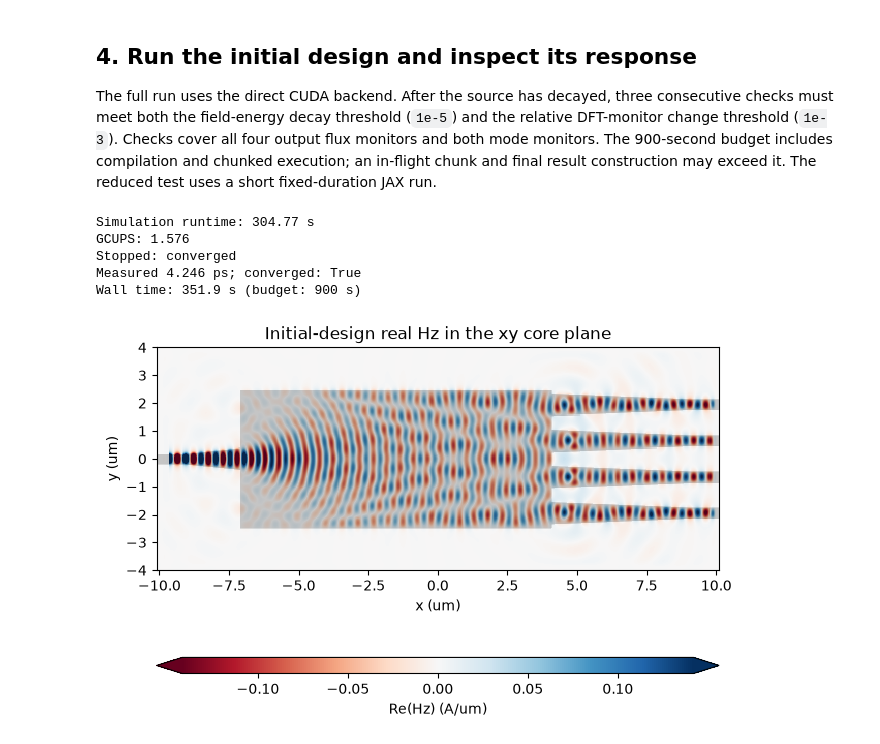
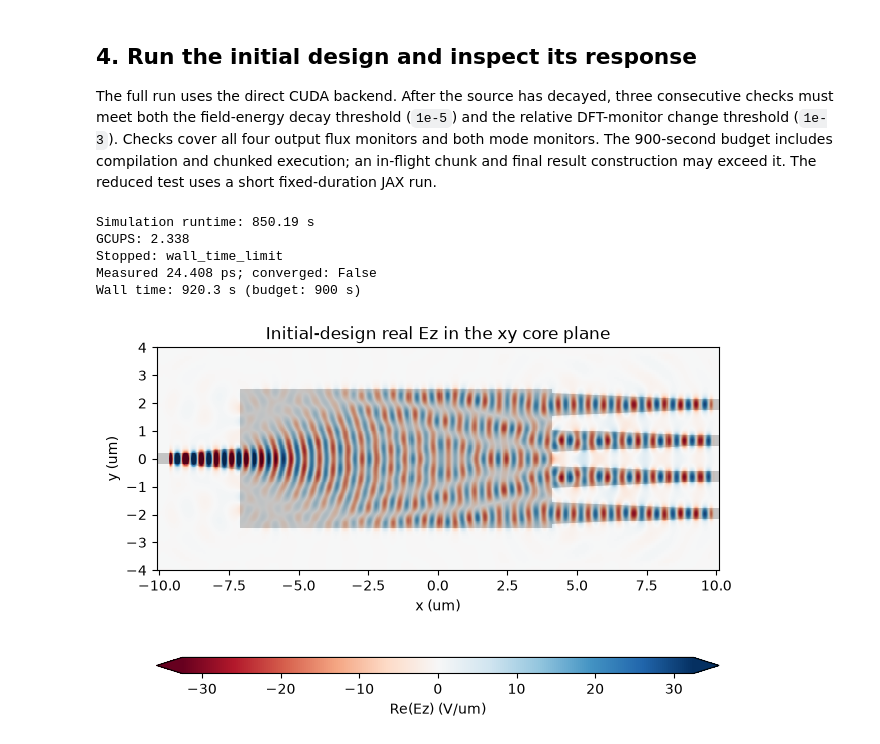
Before and after one commit to beamzorg/beamz, a Jupyter notebook: examples/notebooks/mmi1x4_power_splitter.ipynb, the cells around one changed output. Drawn from its saved outputs; the diff is of its cells as text; code cells hidden in the pictures.

```diff
--- a/examples/notebooks/mmi1x4_power_splitter.ipynb
+++ b/examples/notebooks/mmi1x4_power_splitter.ipynb
@@ -115,14 +117,16 @@ def make_sim(L_mmi, W_mmi, *, include_field=True):
 
     steps_per_wavelength = 4 if test_mode else 12
     resolution = lambda0 / (steps_per_wavelength * n_si)
-    grid_spec = bz.GridSpec.uniform(resolution)
+    grid_spec = bz.GridSpec.auto(
+        wavelength=lambda0, min_steps_per_wvl=steps_per_wavelength, max_scale=1.3,
+    )
     cpml_cells = 4 if test_mode else 12
     pml_thickness = cpml_cells * resolution
     source_time = bz.GaussianPulse(
         freq0=freq0, fwidth=fwidth, offset=0.5 if test_mode else 4.0,
     )
     mode_spec = bz.ModeSpec(
-        num_modes=2, mode_index=0, target_neff=n_si, polarization="te",
+        num_modes=2, mode_index=0, target_neff=n_si, polarization="tm", num_freqs=5,
     )
     source_x = x_left + 0.5 * buffer_x
     output_x = 0.5 * domain_length - 0.5 * buffer_x
@@ -233,17 +276,17 @@ spectrum_suffix = (
     else ""
 )
 # %% [output]
-Simulation runtime: 304.77 s
-GCUPS: 1.576
-Stopped: converged
-Measured 4.246 ps; converged: True
-Wall time: 351.9 s (budget: 900 s)
+Simulation runtime: 850.19 s
+GCUPS: 2.338
+Stopped: wall_time_limit
+Measured 24.408 ps; converged: False
+Wall time: 920.3 s (budget: 900 s)
 # %%
-initial_results.plot_field("field", "Hz", frequency=freq0, val="real", cmap="RdBu", show_grid=False)
-plt.title("Initial-design real Hz in the xy core plane")
+initial_results.plot_field("field", "Ez", frequency=freq0, val="real", cmap="RdBu", show_grid=False)
+plt.title("Initial-design real Ez in the xy core plane")
 plt.show()
 # %% [output]
-[figure, old version]
+[figure, new version]
 # %%
 def splitter_metrics(results):
     launched = max(float(results.launched_power()), 1e-18)
```
Also changed, not shown: parts of 7 cells of this notebook.
